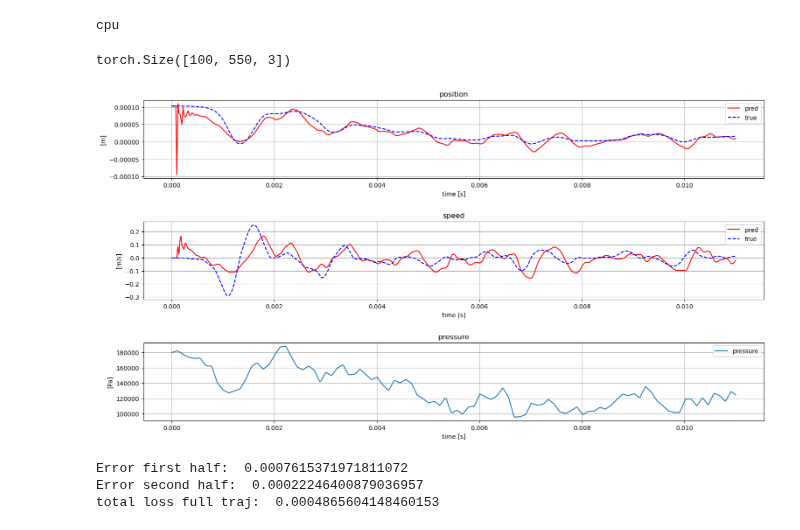
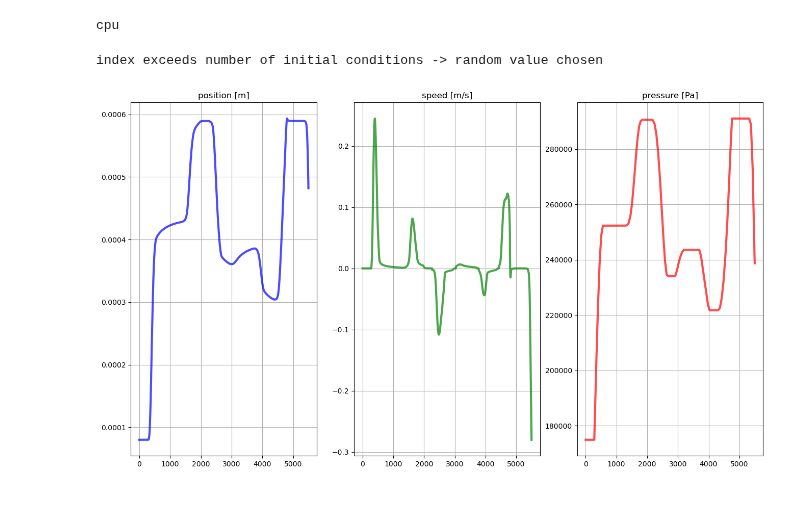
Before and after one commit to Gandalf3141/ventil_lstm, a Jupyter notebook: internal testing OR_MLP.ipynb, the cells around one changed output. Drawn from its saved outputs; the diff is of its cells as text; code cells hidden in the pictures; blank space fills up the shorter version.

```diff
--- a/internal testing OR_MLP.ipynb
+++ b/internal testing OR_MLP.ipynb
@@ -21,24 +21,27 @@ cpu
 # %%
 # Import the data generated via matlab/simulink:
 
-data_tensor, PSW_max = get_data(path = r"data\save_data_test5.csv", timesteps_from_data=0, skip_steps_start = 0,
+data_tensor, PSW_max = get_data(path = r"data\save_data_test_5xlonger.csv", timesteps_from_data=0, skip_steps_start = 0,
                                  skip_steps_end = 0, drop_half_timesteps = False, normalise_s_w=None, rescale_p=False, num_inits=0)
 
 # View an example of a simulation run
 visualise(data_tensor, num_inits=9000)
+# %% [output]
+index exceeds number of initial conditions -> random value chosen
+[figure, added]
 # %%
 # Save the model
 #path = f"Ventil_trained_NNs\lstm_ws0.pth"
 #torch.save(model.state_dict(), path)
 
 # Load the model and test it on the test data
-path = "Ventil_trained_NNs\OR_MLP1.pth"
+path = "working_networks\OR_MLP_5_24_3.pth"
 
 params =                                                    {
                             "experiment_number" : 2,
-                           "window_size" : 5,
-                           "h_size" : 8,
-                           "l_num" : 1,
+                           "window_size" : 20,
+                           "h_size" : 24,
+                           "l_num" : 3,
                            "epochs" : 500,
                            "learning_rate" : 0.001,
                            "part_of_data" : 100,
@@ -89,7 +92,8 @@ train_set = CustomDataset_mlp(train_data, window_size=params["window_size"])
 train_loader = DataLoader(train_set, batch_size=params["batch_size"])#, pin_memory=True)
 
 
-model = OR_MLP(input_size=3*params["window_size"], hidden_size = params["h_size"], l_num=params["l_num"], output_size=2, act_fn = params["act_fn"], act_at_end = params["nonlin_at_out"]).to(device)
+model = OR_MLP(input_size=3*params["window_size"], hidden_size = params["h_size"], l_num=params["l_num"],
+               output_size=2, act_fn = params["act_fn"], act_at_end = params["nonlin_at_out"], timesteps=params["window_size"]).to(device)
 model.load_state_dict(torch.load(path, map_location=torch.device(device)))
 
 train_data = input_data[train_inits,:,:]
@@ -98,12 +102,6 @@ train_data = input_data[train_inits,:,:]
 
 test_loss, test_loss_deriv, total_loss = test(test_data.to(device), model, model_type = "or_mlp", window_size=params["window_size"],
                                                display_plots=True, num_of_inits = 1, set_rand_seed=False, physics_rescaling = PSW_max)
-# %% [output]
-torch.Size([100, 550, 3])
-[figure, removed]
-Error first half:  0.0007615371971811072
-Error second half:  0.00022246400879036957
-total loss full traj:  0.0004865604148460153
 # %%
 input_data.get_device()
 # %%
```
Also changed, not shown: parts of 2 cells of this notebook, 3 other files.
